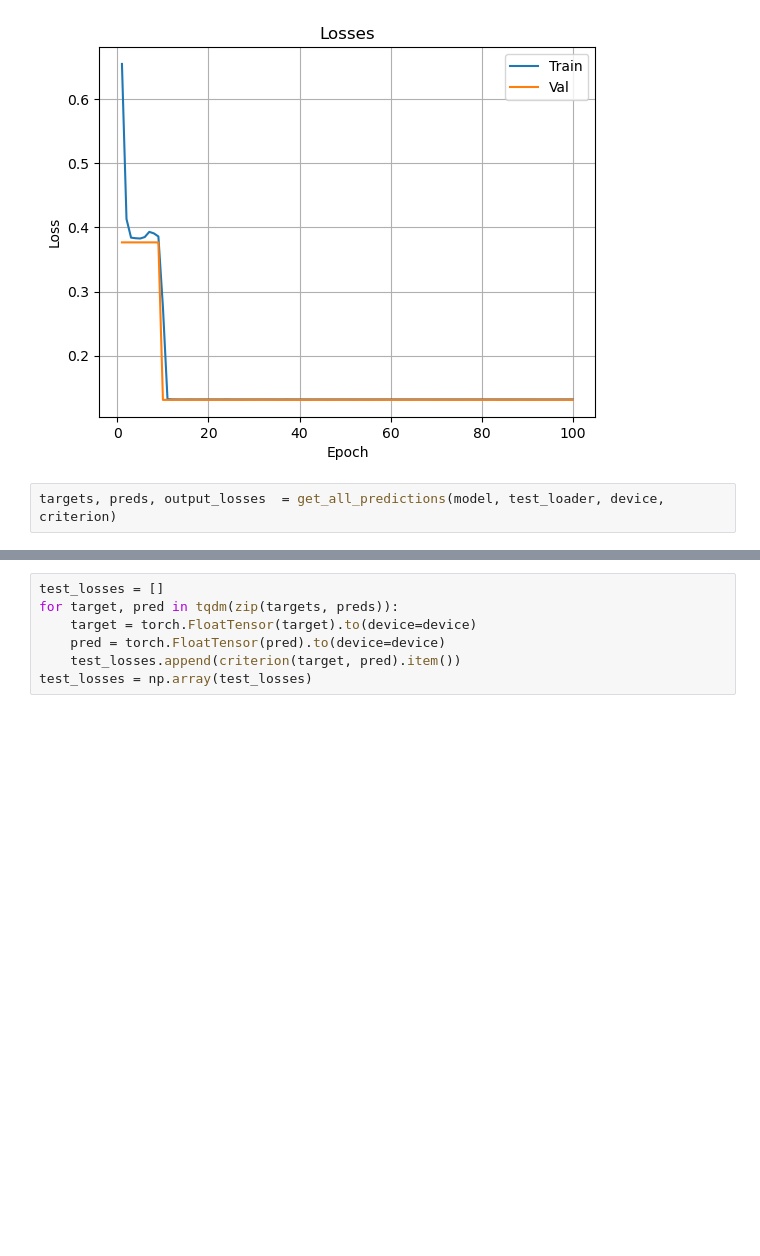
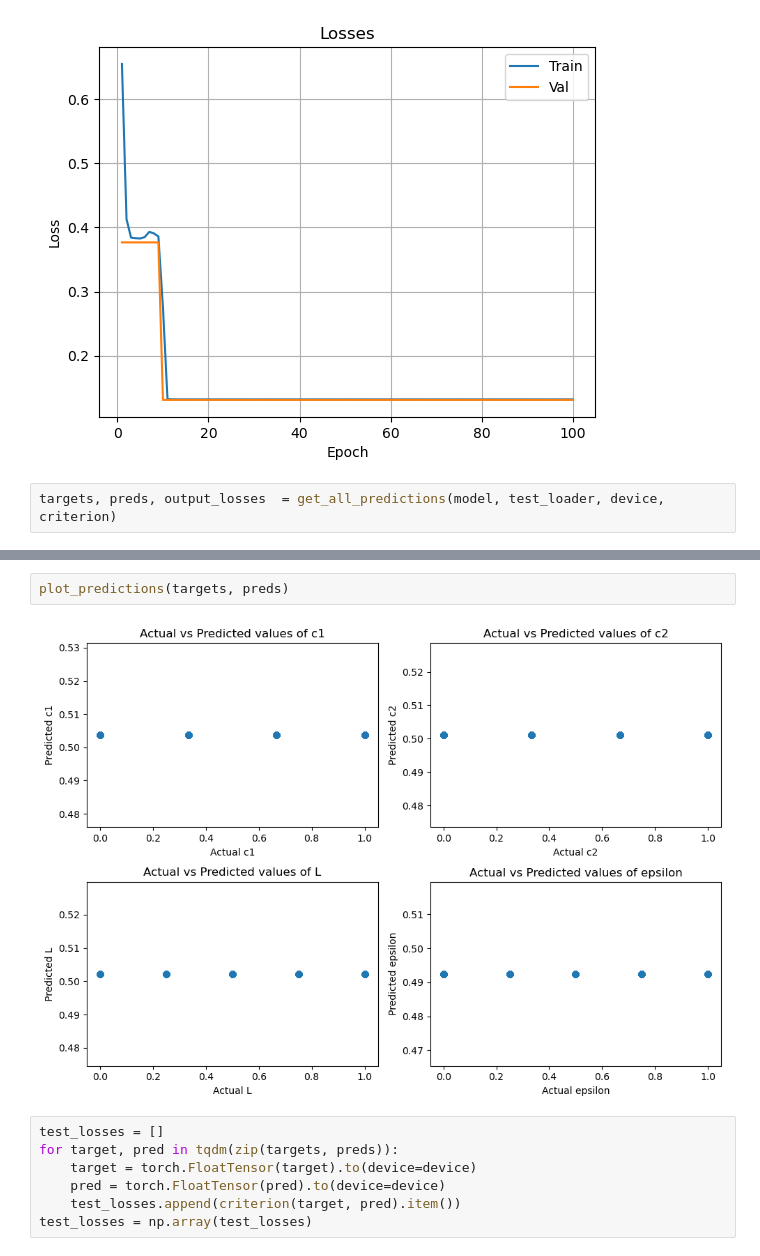
Before and after one commit to LucRobey/TurbNNGen, a Jupyter notebook: src/nn/regressor_results.ipynb, the cells around one changed output, grey strips where cells are left out. Drawn from its saved outputs; the diff is of its cells as text; blank space fills up the shorter version.

```diff
--- a/src/nn/regressor_results.ipynb
+++ b/src/nn/regressor_results.ipynb
@@ -167,3 +189,7 @@ targets, preds, output_losses  = get_all_predictions(model, test_loader, device,
+# %%
+plot_predictions(targets, preds)
+# %% [output]
+[figure, added]
 # %%
 test_losses = []
 for target, pred in tqdm(zip(targets, preds)):
```
Also changed, not shown: parts of 2 cells of this notebook.
